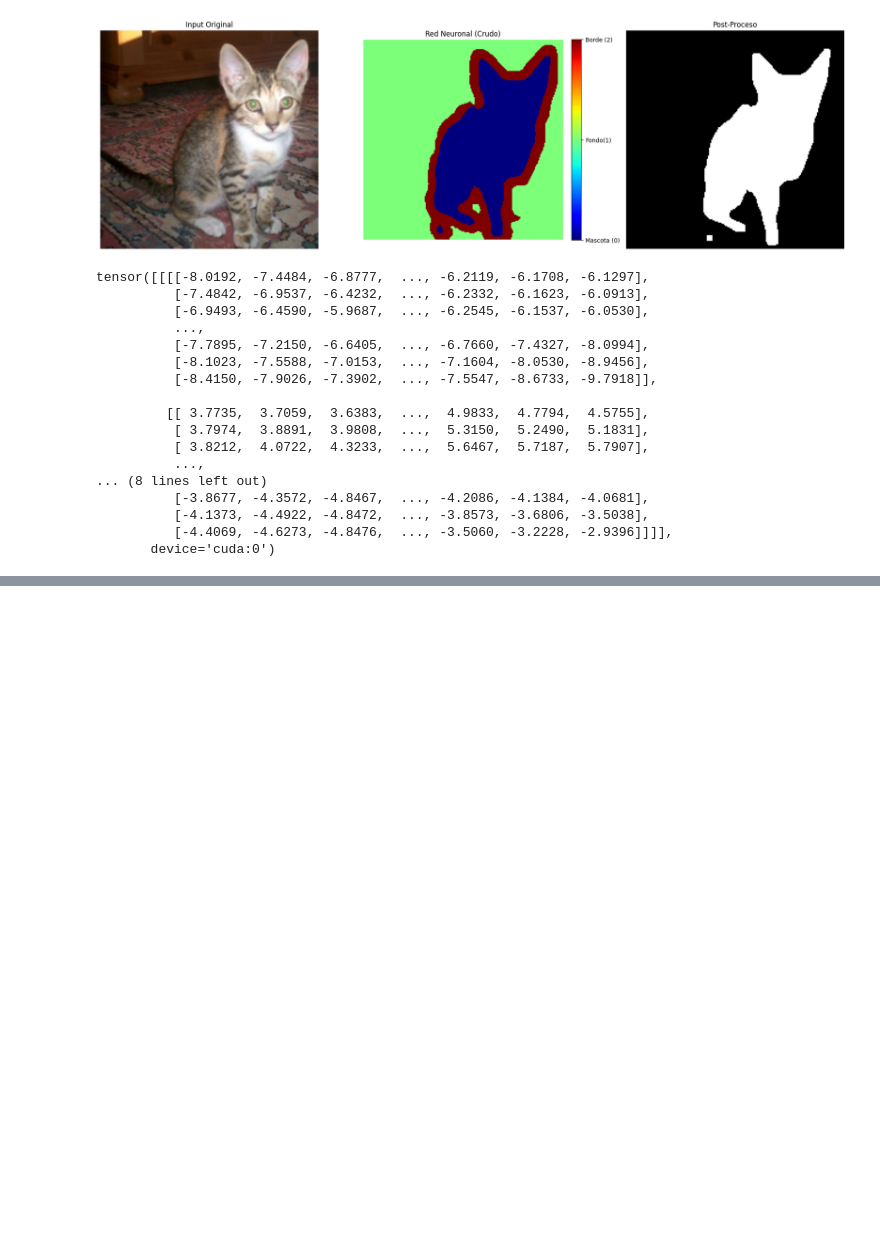
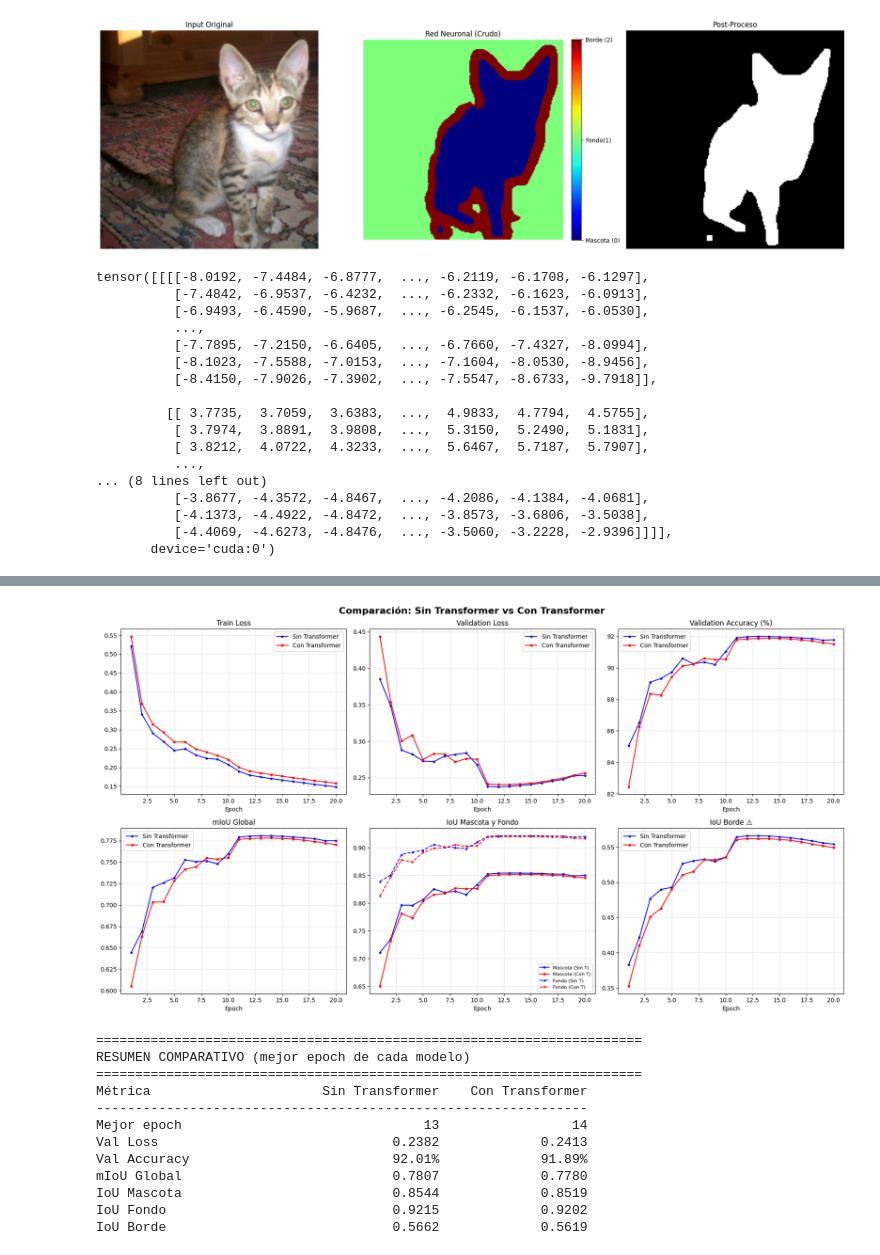
Before and after one commit to DiegoXAI-Shape/Abbadon, a Jupyter notebook: source/Daowa_maadV3.ipynb, the cells around one changed output, grey strips where cells are left out. Saved outputs shown, nothing was run; the diff lists cells and outputs as text; code cells hidden in the pictures; blank space fills up the shorter version.

```diff
--- a/source/Daowa_maadV3.ipynb
+++ b/source/Daowa_maadV3.ipynb
@@ -769,0 +1173,19 @@ tensor([[[[-8.0192, -7.4484, -6.8777,  ..., -6.2119, -6.1708, -6.1297],
+# %%
+comparar_entrenamientos(
+    'logs/training_history2026-03-04.csv',      # Sin transformer
+    'logs/training_history2026-03-04_2.csv'      # Con transformer
+)
+# %% [output]
+[figure, added]
+======================================================================
+RESUMEN COMPARATIVO (mejor epoch de cada modelo)
+======================================================================
+Métrica                      Sin Transformer    Con Transformer
+---------------------------------------------------------------
+Mejor epoch                               13                 14
+Val Loss                              0.2382             0.2413
+Val Accuracy                          92.01%             91.89%
+mIoU Global                           0.7807             0.7780
+IoU Mascota                           0.8544             0.8519
+IoU Fondo                             0.9215             0.9202
+IoU Borde                             0.5662             0.5619
```
Also changed, not shown: parts of 9 cells of this notebook.
